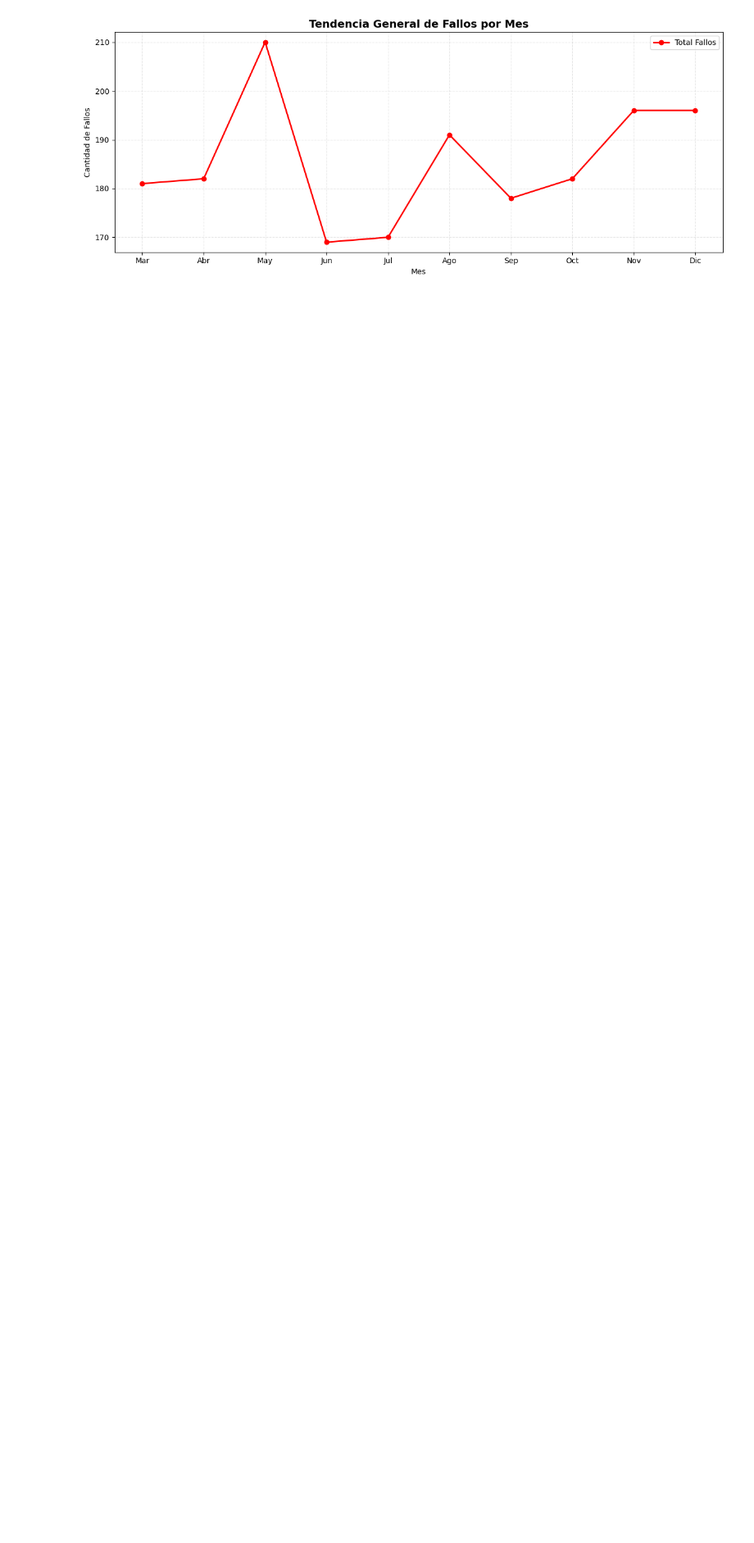
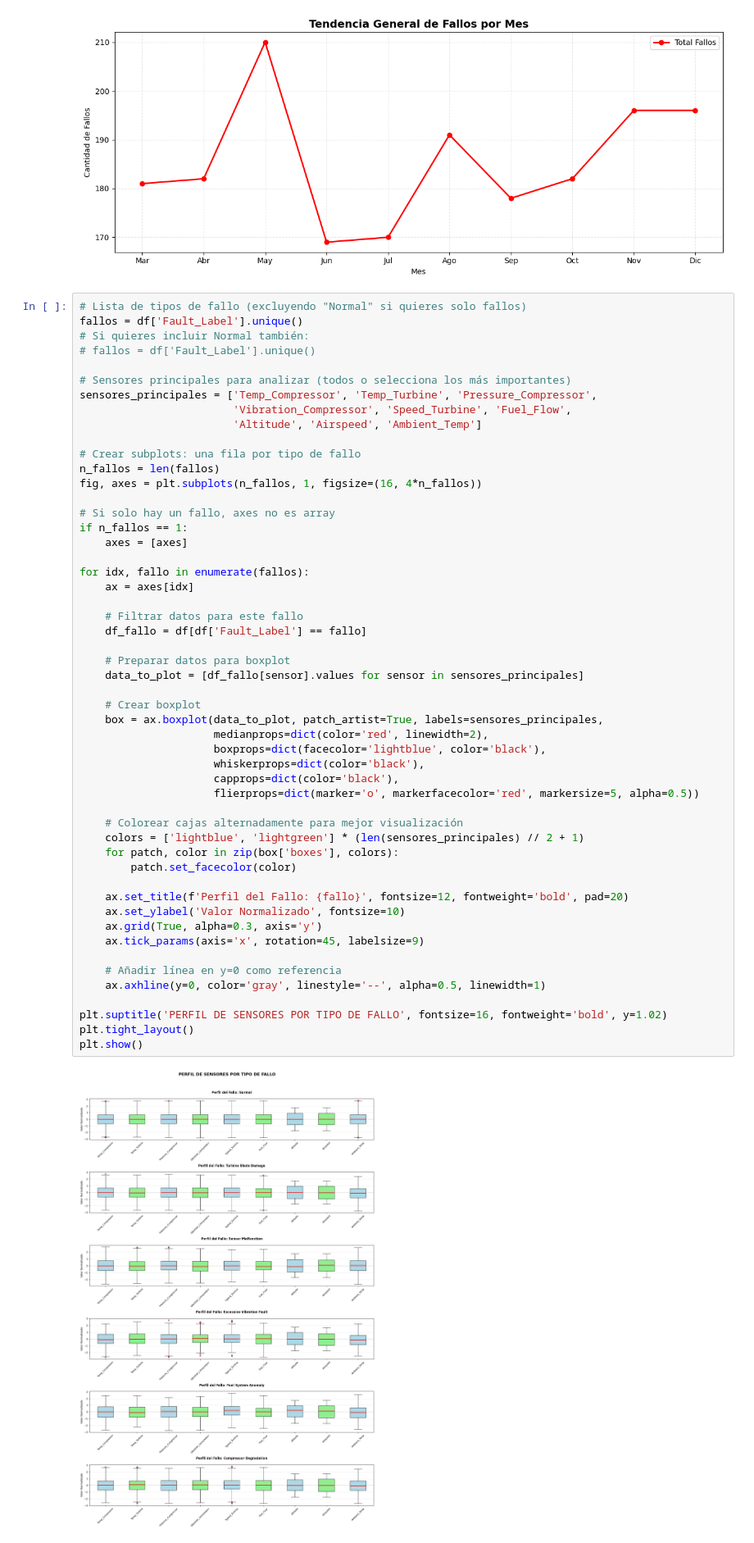
Before and after one commit to noraib/analitica_turboshaft, a Jupyter notebook: E4.ipynb, the cells around one changed output. Shown at 82% size. Saved outputs shown, nothing was run; the diff lists cells and outputs as text; blank space fills up the shorter version.

```diff
--- a/E4.ipynb
+++ b/E4.ipynb
@@ -404,3 +453,57 @@ plt.tight_layout()
 plt.show()
 # %% [output]
 [figure]
+# %%
+# Lista de tipos de fallo (excluyendo "Normal" si quieres solo fallos)
+fallos = df['Fault_Label'].unique()
+# Si quieres incluir Normal también:
+# fallos = df['Fault_Label'].unique()
+
+# Sensores principales para analizar (todos o selecciona los más importantes)
+sensores_principales = ['Temp_Compressor', 'Temp_Turbine', 'Pressure_Compressor',
+                        'Vibration_Compressor', 'Speed_Turbine', 'Fuel_Flow',
+                        'Altitude', 'Airspeed', 'Ambient_Temp']
+
+# Crear subplots: una fila por tipo de fallo
+n_fallos = len(fallos)
+fig, axes = plt.subplots(n_fallos, 1, figsize=(16, 4*n_fallos))
+
+# Si solo hay un fallo, axes no es array
+if n_fallos == 1:
+    axes = [axes]
+
+for idx, fallo in enumerate(fallos):
+    ax = axes[idx]
+
+    # Filtrar datos para este fallo
+    df_fallo = df[df['Fault_Label'] == fallo]
+
+    # Preparar datos para boxplot
+    data_to_plot = [df_fallo[sensor].values for sensor in sensores_principales]
+
+    # Crear boxplot
+    box = ax.boxplot(data_to_plot, patch_artist=True, labels=sensores_principales,
+                     medianprops=dict(color='red', linewidth=2),
+                     boxprops=dict(facecolor='lightblue', color='black'),
+                     whiskerprops=dict(color='black'),
+                     capprops=dict(color='black'),
+                     flierprops=dict(marker='o', markerfacecolor='red', markersize=5, alpha=0.5))
+
+    # Colorear cajas alternadamente para mejor visualización
+    colors = ['lightblue', 'lightgreen'] * (len(sensores_principales) // 2 + 1)
+    for patch, color in zip(box['boxes'], colors):
+        patch.set_facecolor(color)
+
+    ax.set_title(f'Perfil del Fallo: {fallo}', fontsize=12, fontweight='bold', pad=20)
+    ax.set_ylabel('Valor Normalizado', fontsize=10)
+    ax.grid(True, alpha=0.3, axis='y')
+    ax.tick_params(axis='x', rotation=45, labelsize=9)
+
+    # Añadir línea en y=0 como referencia
+    ax.axhline(y=0, color='gray', linestyle='--', alpha=0.5, linewidth=1)
+
+plt.suptitle('PERFIL DE SENSORES POR TIPO DE FALLO', fontsize=16, fontweight='bold', y=1.02)
+plt.tight_layout()
+plt.show()
+# %% [output]
+[figure, added]
```
Also changed, not shown: parts of 20 cells of this notebook, 5 other files.
